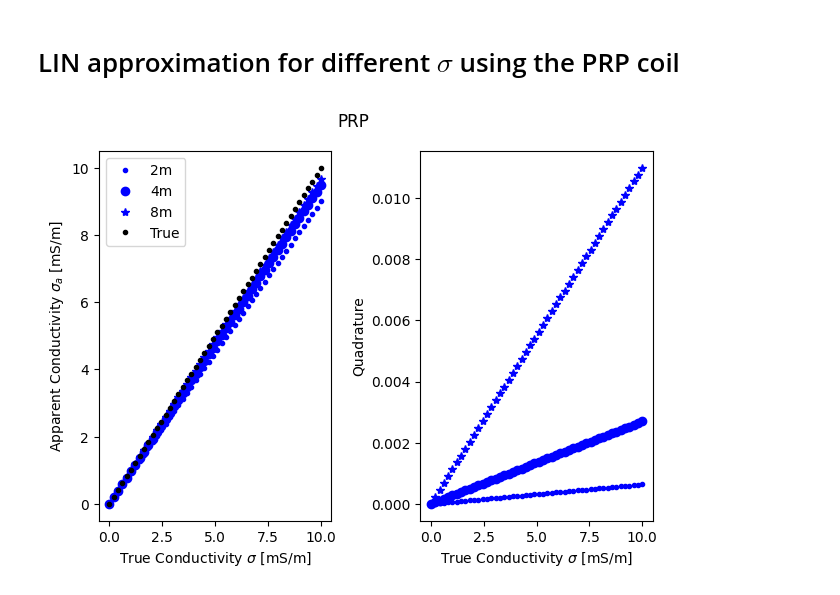
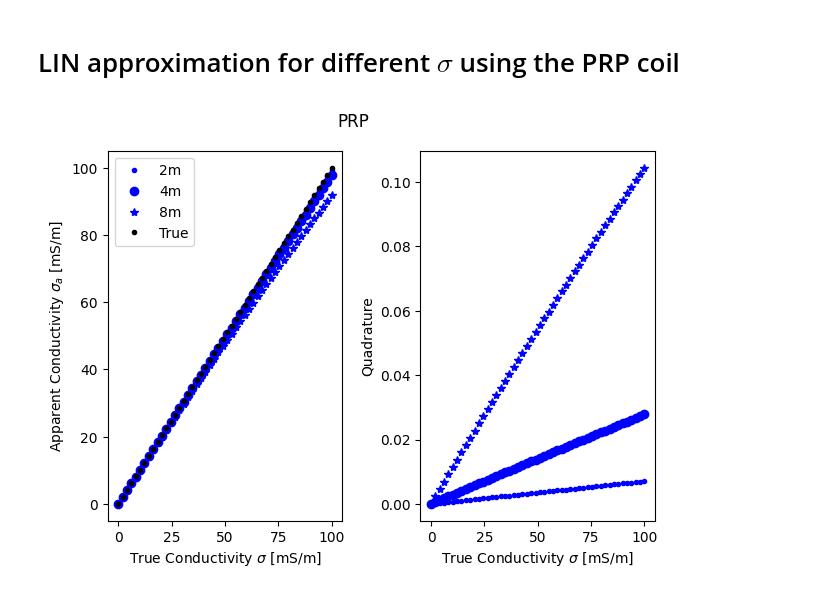
Before and after one commit to mariacarrizo/ExactEMI1D, a Jupyter notebook: LIN_App_Limitations.ipynb, the cells around one changed output. Cells and saved outputs as stored; diff of their text form; code cells hidden in the pictures.

Commit message:
added new graphs

```diff
--- a/LIN_App_Limitations.ipynb
+++ b/LIN_App_Limitations.ipynb
@@ -17,7 +17,7 @@ Image(url= "Dualem-Geometry.PNG", width=400, height=400)
 # Define Dualem-482 geometry
 
 offsets = np.array([2, 4, 8]) # in meters
-height = -0.10 # meters height From ground surface to center of coils
+height = 0 # -0.10 # meters height From ground surface to center of coils
 rad = 0.08 # Define radius of coil (8 cm)
 
 # Source and receivers geometry
@@ -32,17 +32,17 @@ Vsource = [0, 0, height, 90, 0]
 Vreceivers = [offsets, offsets*0, height, 90, 0]
 
 # For PRP
-Psource = Hsource.copy()
-Preceivers = [offsets, offsets*0, height, 0, 0]
+Psource = [0, 0, height]
+Preceivers = [offsets, offsets*0, height]
 
 # Frequency
 freq = 9000
 # %% [markdown]
 # Define function to calculate Quadrature using empymod
 # %%
-def Q_HCP(res_ground):
+def Q_HCP(res_ground, height=-0.0):
 
-    Hs_HCP = empymod.dipole(src=[0, 0, height],
+    Hs_HCP = empymod.dipole(src=[0,0, height],
                             rec=[offsets, offsets*0, height],
                             depth = [0],
                             res = [2e14, res_ground],
@@ -50,7 +50,7 @@ def Q_HCP(res_ground):
                             ab = 66,
                             xdirect=None,
                             verb=0)
-    Hp_HCP = empymod.dipole(src=[0, 0, height],
+    Hp_HCP = empymod.dipole(src=[0,0, height],
                             rec=[offsets, offsets*0, height],
                             depth = [],
                             res = [2e14],
@@ -60,17 +60,17 @@ def Q_HCP(res_ground):
 
     return np.abs(np.imag(Hs_HCP/Hp_HCP))
 # %%
-def Q_VCP(res_ground):
-    Hs_VCP = empymod.loop(src = Vsource,
-                          rec = Vreceivers,
+def Q_VCP(res_ground, height=0.0):
+    Hs_VCP = empymod.loop(src = [0, 0, height, 90, 0],
+                          rec = [offsets, offsets*0, height, 90, 0],
                           depth = [0],
                           res = [2e14, res_ground],
                           freqtime = freq,
                           xdirect=None,
                           mrec = 'loop',
                           verb=1)
-    Hp_VCP = empymod.loop(src = Vsource,
-                          rec = Vreceivers,
+    Hp_VCP = empymod.loop(src = [0, 0, height, 90, 0],
+                          rec = [offsets, offsets*0, height, 90, 0],
                           depth=[],
                           res=[2e14],
                           freqtime=freq,
@@ -79,7 +79,7 @@ def Q_VCP(res_ground):
 
     return np.abs(np.imag(Hs_VCP/ Hp_VCP))
 # %%
-def Q_PRP(res_ground):
+def Q_PRP(res_ground, height=0.0):
     Hs_PRP = empymod.dipole(src=[0, 0, height],
                             rec=[offsets, offsets*0, height],
                             depth = [0],
@@ -300,7 +300,7 @@ fig.tight_layout()
 # LIN approximation for different $\sigma$ using the PRP coil
 # %%
 # Define a range of electrical conductivities to test
-sigma_arr = np.linspace(0.001/1000, 10/1000)
+sigma_arr = np.linspace(0.001/1000, 100/1000)
 Q_arr = []
 for sigma in sigma_arr:
     Q = Q_PRP(1/sigma)
@@ -320,31 +320,31 @@ for Quad in Q_arr:
     Q2_arr.append(Q2)
     sigma_est_2m.append(Sigma_app_LIN(Q2, freq, mu_0, 2))
     Q4= Quad[1]
     Q4_arr.append(Q4)
     sigma_est_4m.append(Sigma_app_LIN(Q4, freq, mu_0, 4))
     Q8= Quad[2]
     Q8_arr.append(Q8)
     sigma_est_8m.append(Sigma_app_LIN(Q8, freq, mu_0, 8))
 
 # Create two subplots and unpack the output array immediately
 fig, (ax1, ax2) = plt.subplots(1, 2,)
 
 ax1.plot(sigma_arr*1000, np.array(sigma_est_2m)*1000, '.b', label ='2m')
 ax1.plot(sigma_arr*1000, np.array(sigma_est_4m)*1000, 'ob', label = '4m')
 ax1.plot(sigma_arr*1000, np.array(sigma_est_8m)*1000, '*b', label ='8m')
 ax1.plot(sigma_arr*1000, sigma_arr*1000, '.k', label ='True')
 ax1.set_xlabel('True Conductivity $\sigma$ [mS/m]')
 ax1.set_ylabel('Apparent Conductivity $\sigma_a$ [mS/m]')
 ax1.legend()
 
 
 ax2.plot(sigma_arr*1000, Q2_arr, '.b', label = '2m')
 ax2.plot(sigma_arr*1000, Q4_arr, 'ob', label = '4m')
 ax2.plot(sigma_arr*1000, Q8_arr, '*b', label = '8m')
 ax2.set_xlabel('True Conductivity $\sigma$ [mS/m]')
 ax2.set_ylabel('Quadrature')
 
 fig.suptitle('PRP')
 fig.tight_layout()
 # %% [output]
-[figure, old version]
+[figure, new version]
```
Also changed, not shown: parts of 10 cells of this notebook.
